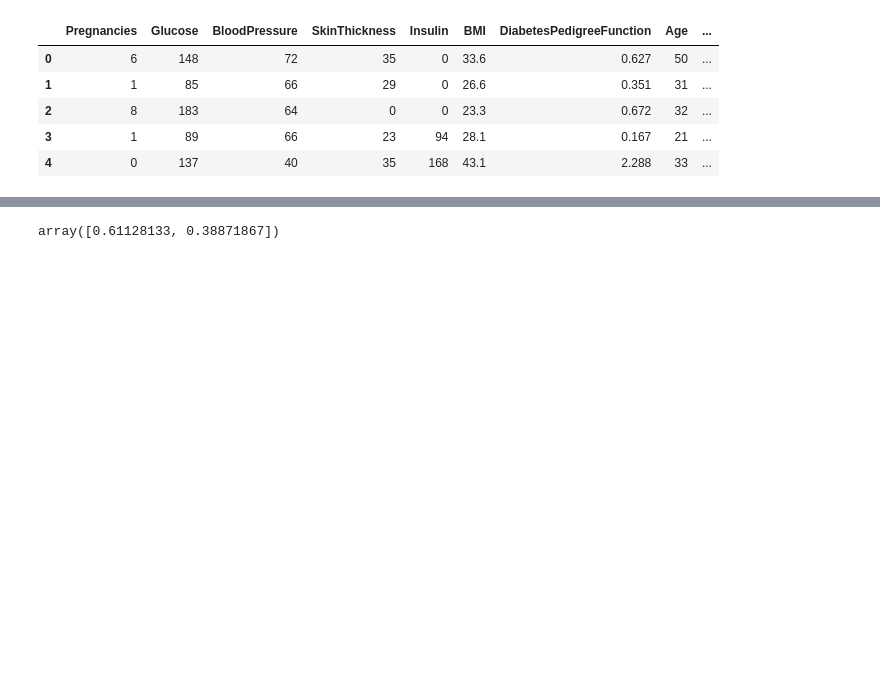
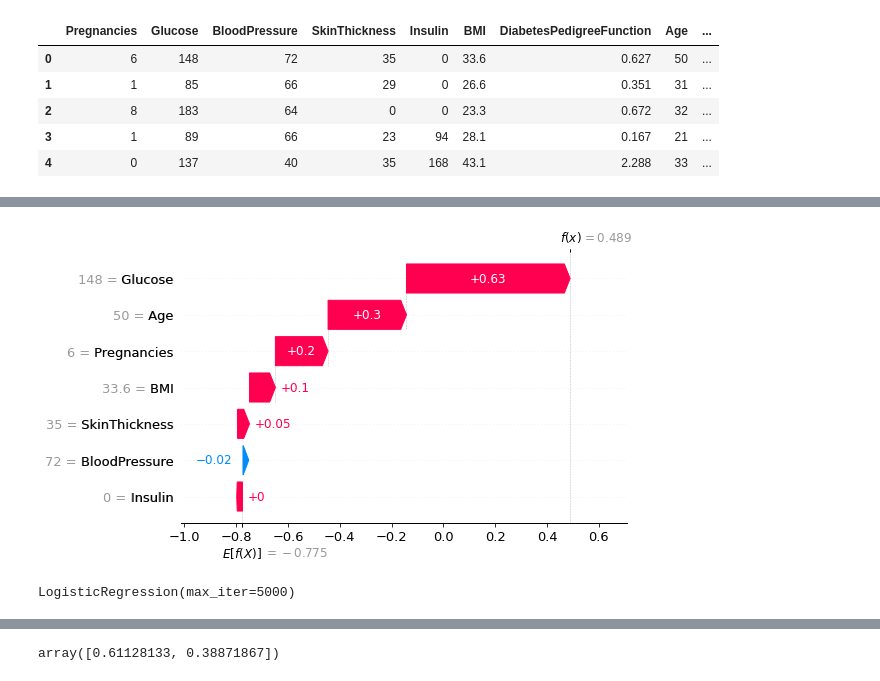
Before and after one commit to luuloi/Biomedical_Data_Analysis, a Jupyter notebook: Lecture_08/XAI2.ipynb, the cells around one changed output, grey strips where cells are left out. Drawn from its saved outputs; the diff is of its cells as text; code cells hidden in the pictures; blank space fills up the shorter version.

```diff
--- a/Lecture_08/XAI2.ipynb
+++ b/Lecture_08/XAI2.ipynb
@@ -17,0 +70,6 @@ df.head()
+# %%
+exp = shap.Explanation(values=shap_values.values, base_values=shap_values.base_values, data=df[cols], display_data = df[cols], feature_names=X.columns)
+# %%
+shap.plots.waterfall(exp[0])
+# %% [output]
+[figure, added]
@@ -17,0 +79,5 @@ df.head()
+# %%
+lg = LogisticRegression(max_iter=5000)
+lg.fit(X, y)
+# %% [output]
+LogisticRegression(max_iter=5000)
```
Also changed, not shown: parts of 118 cells of this notebook, 3 other files.
